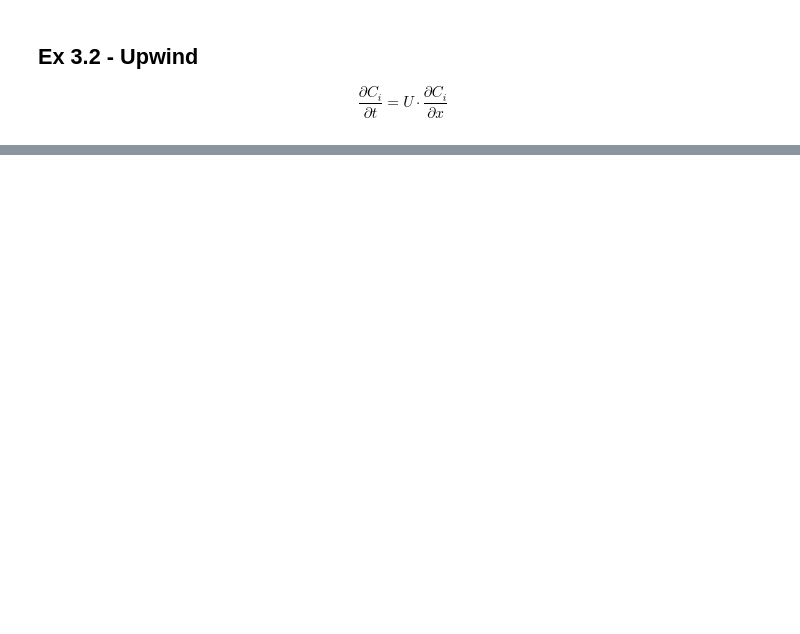
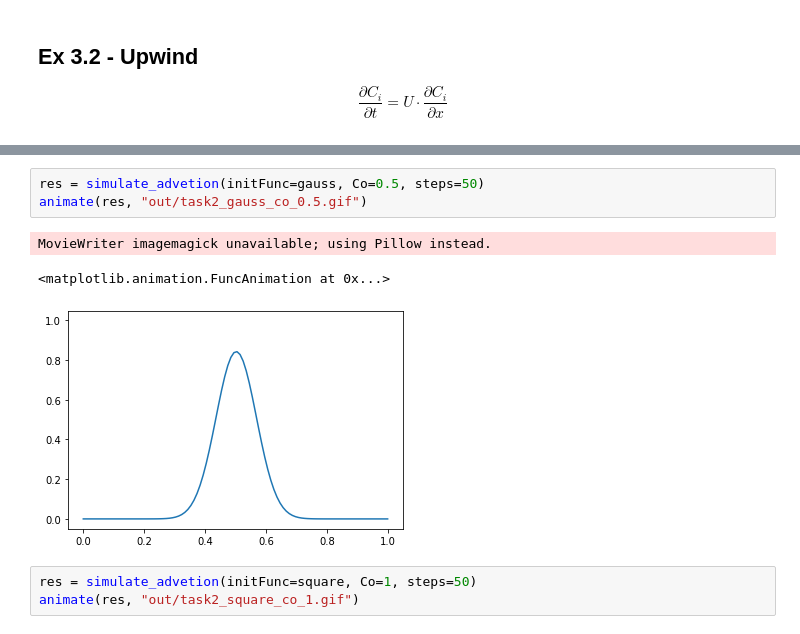
Before and after one commit to hitimr/NSSC2, a Jupyter notebook: Ex3/1.1_hiti.ipynb, the cells around one changed output, grey strips where cells are left out. Cells and saved outputs as stored; diff of their text form; blank space fills up the shorter version.

```diff
--- a/Ex3/1.1_hiti.ipynb
+++ b/Ex3/1.1_hiti.ipynb
@@ -79,0 +107,10 @@ plt.plot(C)
+# %%
+res = simulate_advetion(initFunc=gauss, Co=0.5, steps=50)
+animate(res, "out/task2_gauss_co_0.5.gif")
+# %% [output]
+MovieWriter imagemagick unavailable; using Pillow instead.
+<matplotlib.animation.FuncAnimation at 0x...>
+[figure, added]
+# %%
+res = simulate_advetion(initFunc=square, Co=1, steps=50)
+animate(res, "out/task2_square_co_1.gif")
```
Also changed, not shown: parts of 7 cells of this notebook, 1 other file.
